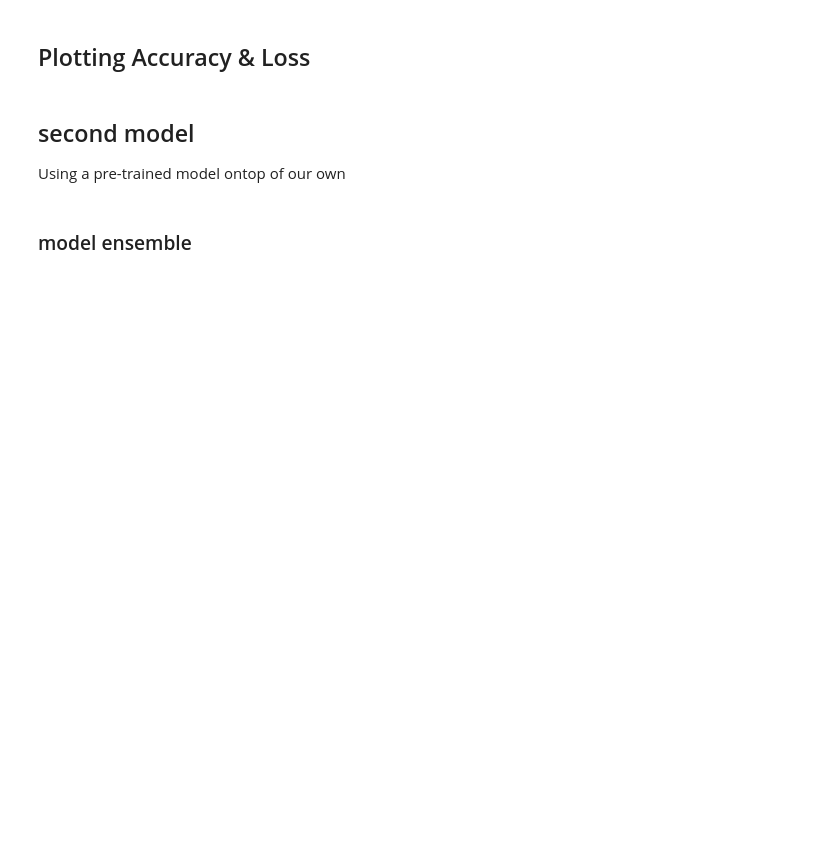
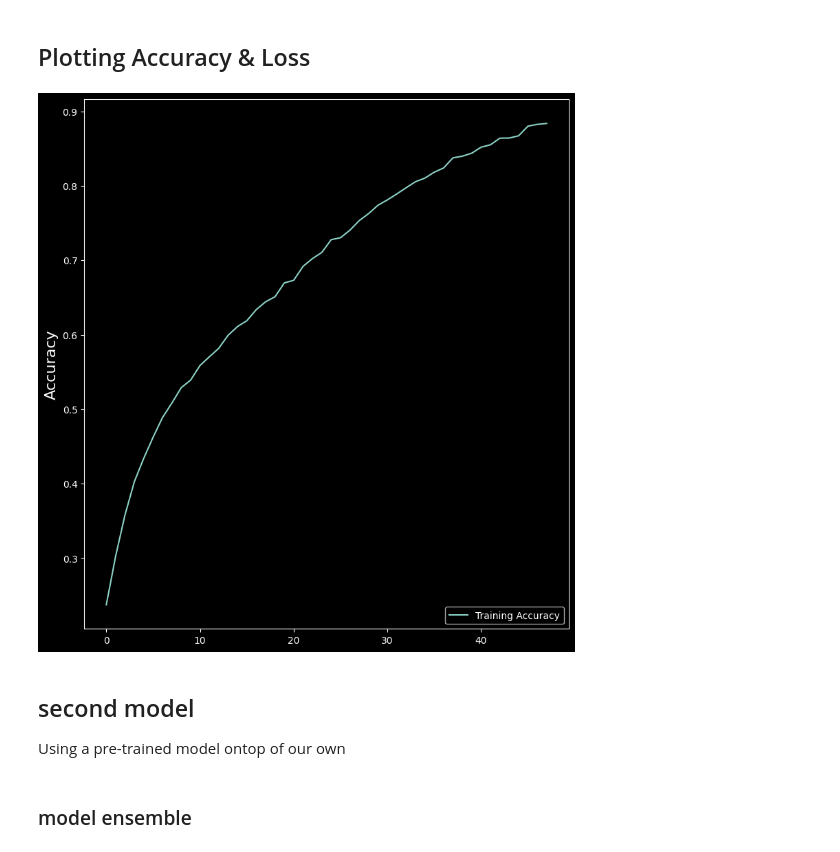
Before and after one commit to aschera/deepLearning_faceRecognition, a Jupyter notebook: Emotion_Detection.ipynb, the cells around one changed output. Cells and saved outputs as stored; diff of their text form; code cells hidden in the pictures; blank space fills up the shorter version.

```diff
--- a/Emotion_Detection.ipynb
+++ b/Emotion_Detection.ipynb
@@ -275,11 +309,11 @@ for image_batch, labels_batch in train_dataset.take(1):
 # %%
-model.compile(optimizer=opt, loss='categorical_crossentropy', metrics=['accuracy'])
+model.compile(run_eagerly=True, optimizer=opt, loss='categorical_crossentropy', metrics=['accuracy'])
 # %%
+# Train the model using fit with generators
 history = model.fit(
-    train_dataset,
-    steps_per_epoch=steps_per_epoch,
+    limited_train_dataset,
     epochs=epochs,
-    validation_data=val_dataset,
+    validation_data=limited_val_dataset,
     validation_steps=validation_steps,
     callbacks=[checkpoint]
 )
@@ -286,42 +338,11 @@ history = model.fit(
-# %%
-# Calculate the number of steps per epoch based on the number of images in the train dataset
-steps_per_epoch = train_dataset.cardinality().numpy() // batch_size
-
-# Calculate the number of validation steps based on the number of images in the validation dataset
-validation_steps = val_dataset.cardinality().numpy() // batch_size
-
-# Check if there are any remaining samples after integer division, and adjust the steps accordingly
-if train_dataset.cardinality().numpy() % batch_size != 0:
-    steps_per_epoch += 1
-
-if val_dataset.cardinality().numpy() % batch_size != 0:
-    validation_steps += 1
-
-# Train the model using fit with generators
-history = model.fit(
-    train_dataset,
-    steps_per_epoch=steps_per_epoch,
-    epochs=epochs,
-    validation_data=val_dataset,
-    validation_steps=validation_steps,
-    callbacks=[checkpoint]
-)
 # %% [markdown]
 ## Plotting Accuracy & Loss
 # %%
-plt.style.use('dark_background')
-
 plt.figure(figsize=(20,10))
-plt.subplot(1, 2, 1)
-plt.suptitle('Optimizer : Adam', fontsize=10)
-plt.ylabel('Loss', fontsize=16)
-plt.plot(history.history['loss'], label='Training Loss')
-plt.plot(history.history['val_loss'], label='Validation Loss')
-plt.legend(loc='upper right')
-
 plt.subplot(1, 2, 2)
 plt.ylabel('Accuracy', fontsize=16)
 plt.plot(history.history['accuracy'], label='Training Accuracy')
-plt.plot(history.history['val_accuracy'], label='Validation Accuracy')
 plt.legend(loc='lower right')
 plt.show()
+# %% [output]
+[figure, added]
```
Also changed, not shown: parts of 13 cells of this notebook.
